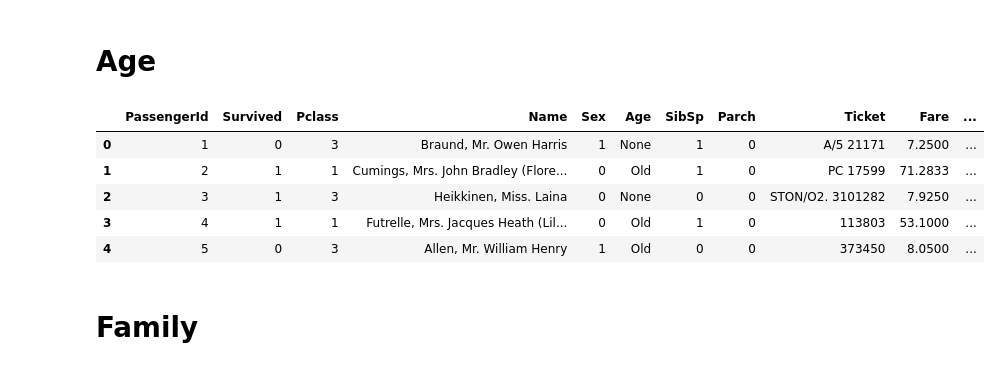
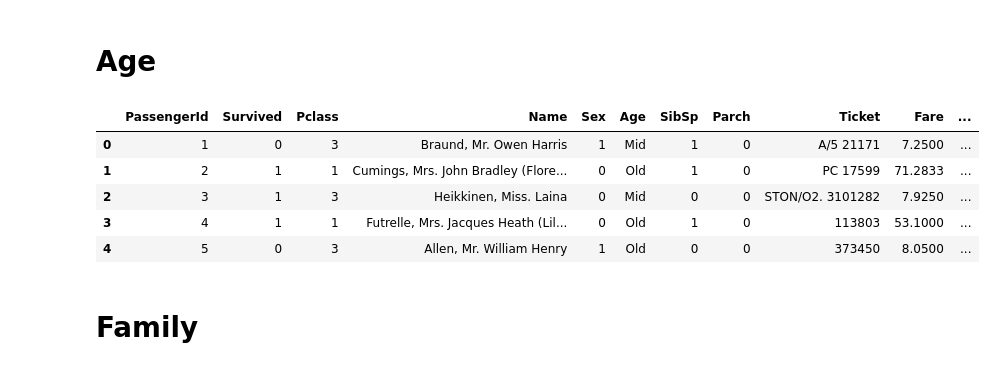
Before and after one commit to klam28/Kaggle-, a Jupyter notebook: Titanic/Accuracy ~ Testing Stacking Model for Titanic Dataset.ipynb, the cells around one changed output. Cells and saved outputs as stored; diff of their text form; code cells hidden in the pictures.

```diff
--- a/Titanic/Accuracy ~ Testing Stacking Model for Titanic Dataset.ipynb
+++ b/Titanic/Accuracy ~ Testing Stacking Model for Titanic Dataset.ipynb
@@ -127,16 +127,16 @@ train["Age"].fillna(train.groupby("Title")["Age"].transform("mean"), inplace=Tru
 # %%
 def transform(num):
     if num <= 10: return "Young"
-    if num > 10 and num <= 30: "Mid"
+    if num > 10 and num <= 30: return "Mid"
     if num > 30: return "Old"
 
 train['Age'] = train['Age'].apply(transform)
 train.head()
 # %% [output]
 |  | PassengerId | Survived | Pclass | Name | Sex | Age | SibSp | Parch | Ticket | Fare | ... |
-| 0 | 1 | 0 | 3 | Braund, Mr. Owen Harris | 1 | None | 1 | 0 | A/5 21171 | 7.2500 | ... |
+| 0 | 1 | 0 | 3 | Braund, Mr. Owen Harris | 1 | Mid | 1 | 0 | A/5 21171 | 7.2500 | ... |
 | 1 | 2 | 1 | 1 | Cumings, Mrs. John Bradley (Flore... | 0 | Old | 1 | 0 | PC 17599 | 71.2833 | ... |
-| 2 | 3 | 1 | 3 | Heikkinen, Miss. Laina | 0 | None | 0 | 0 | STON/O2. 3101282 | 7.9250 | ... |
+| 2 | 3 | 1 | 3 | Heikkinen, Miss. Laina | 0 | Mid | 0 | 0 | STON/O2. 3101282 | 7.9250 | ... |
 | 3 | 4 | 1 | 1 | Futrelle, Mrs. Jacques Heath (Lil... | 0 | Old | 1 | 0 | 113803 | 53.1000 | ... |
 | 4 | 5 | 0 | 3 | Allen, Mr. William Henry | 1 | Old | 0 | 0 | 373450 | 8.0500 | ... |
 # %%
```
Also changed, not shown: parts of 36 cells of this notebook, 1 other file.
